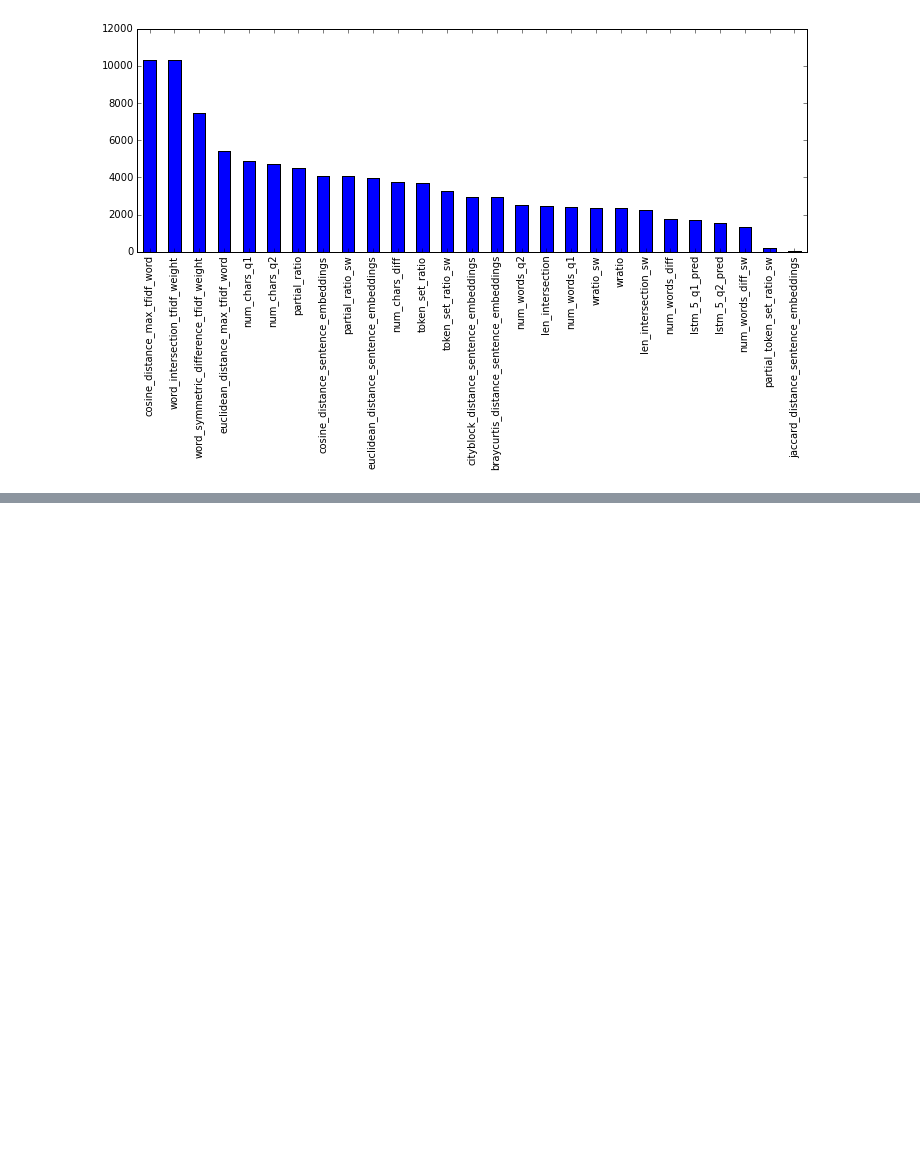
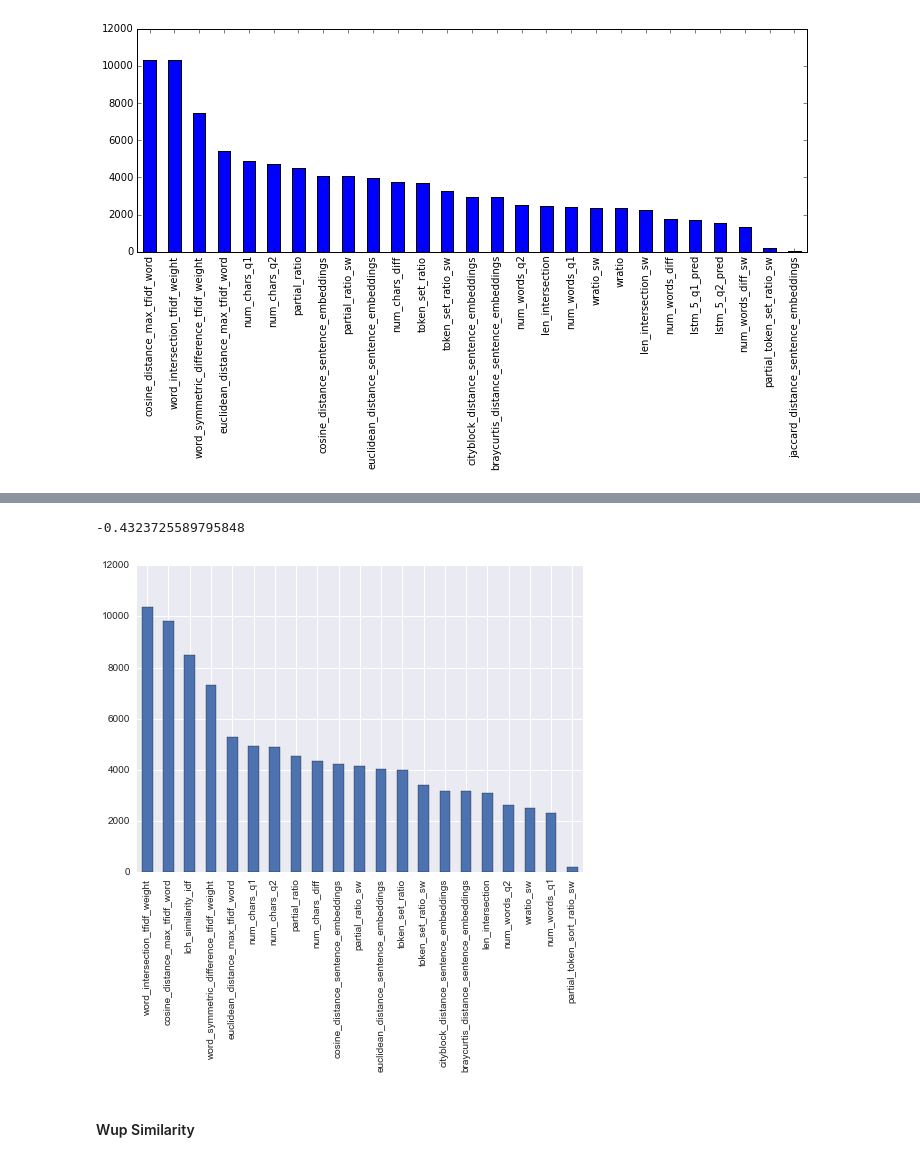
Before and after one commit to tamirbennatan/quora, a Jupyter notebook: xgboost/xgboost_extended_features.ipynb, the cells around one changed output, grey strips where cells are left out. Saved outputs shown, nothing was run; the diff lists cells and outputs as text; code cells hidden in the pictures; blank space fills up the shorter version.

```diff
--- a/xgboost/xgboost_extended_features.ipynb
+++ b/xgboost/xgboost_extended_features.ipynb
@@ -575,0 +654,10 @@ data_sample = data.iloc[1:100,]
+# %%
+grid_result_sim2.best_score_
+# %% [output]
+-0.4323725589795848
+# %%
+feature_importance(grid_result_sim2.best_estimator_)
+# %% [output]
+[figure, added]
+# %% [markdown]
+#### Wup Similarity
```
Also changed, not shown: parts of 41 cells of this notebook, 2 other files.
